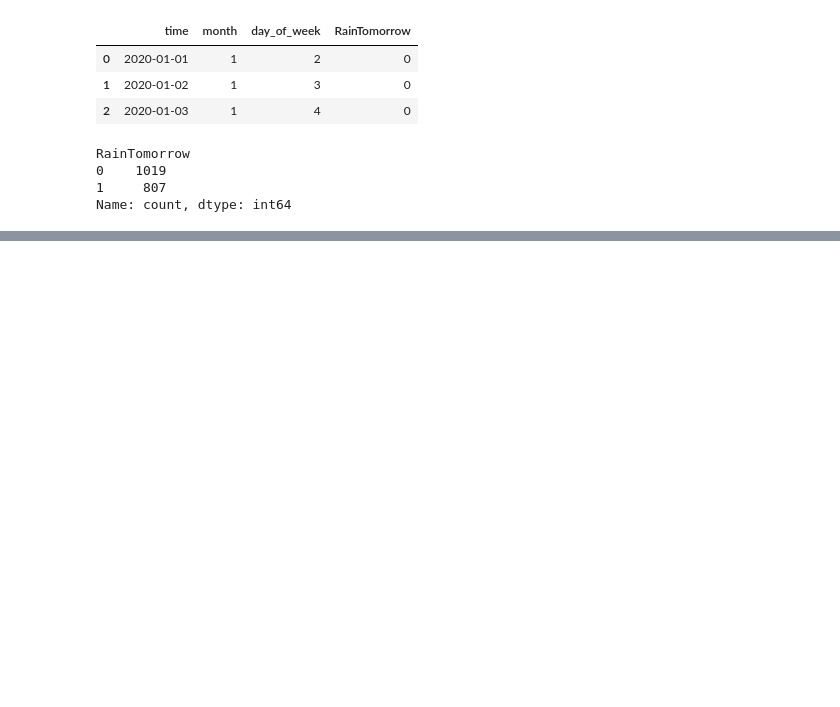
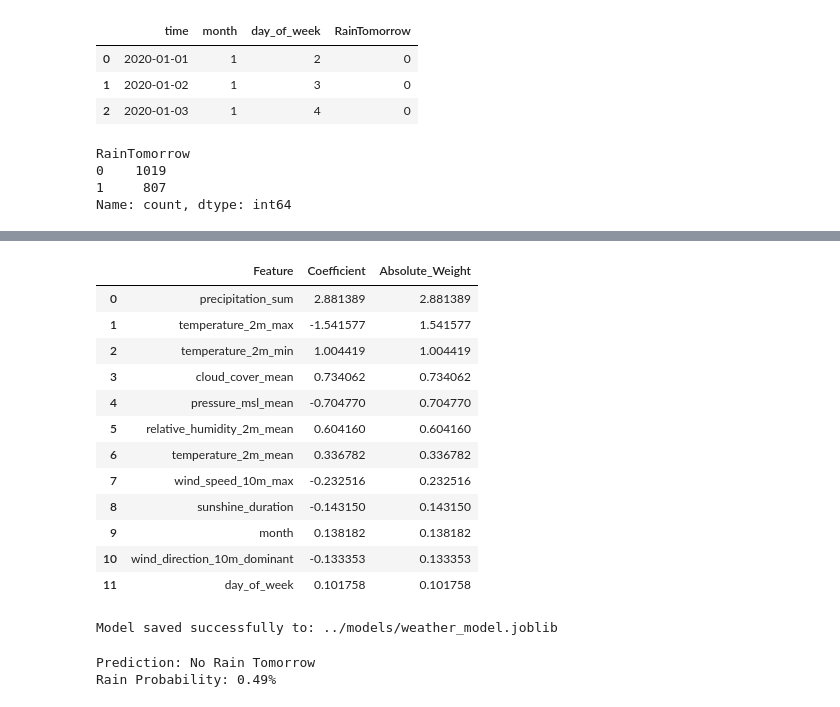
Before and after one commit to atharxva/Weather_prediction, a Jupyter notebook: notebooks/01_eda_data.ipynb, the cells around one changed output, grey strips where cells are left out. Drawn from its saved outputs; the diff is of its cells as text; code cells hidden in the pictures; blank space fills up the shorter version.

```diff
--- a/notebooks/01_eda_data.ipynb
+++ b/notebooks/01_eda_data.ipynb
@@ -159,0 +189,14 @@ Name: count, dtype: int64
+# %%
+from sklearn.pipeline import Pipeline
+from sklearn.preprocessing import StandardScaler
+from sklearn.linear_model import LogisticRegression
+
+
+model = Pipeline([
+    ('scaler', StandardScaler()),
+    ('logistic', LogisticRegression(max_iter=2000))
+])
+
+model.fit(X_train, y_train)
+
+y_pred = model.predict(X_test)
@@ -159,0 +227,59 @@ Name: count, dtype: int64
+# %%
+# Extract the trained logistic regression model from the pipeline
+logistic_step = model.named_steps["logistic"]
+
+# Pair features with their learned weights (coefficients)
+importance_df = pd.DataFrame({
+    "Feature": features,
+    "Coefficient": logistic_step.coef_[0]
+})
+
+# Sort by strength (absolute value)
+importance_df["Absolute_Weight"] = importance_df["Coefficient"].abs()
+importance_df = importance_df.sort_values(by="Absolute_Weight", ascending=False).reset_index(drop=True)
+
+importance_df
+# %% [output]
+|  | Feature | Coefficient | Absolute_Weight |
+| 0 | precipitation_sum | 2.881389 | 2.881389 |
+| 1 | temperature_2m_max | -1.541577 | 1.541577 |
+| 2 | temperature_2m_min | 1.004419 | 1.004419 |
+| 3 | cloud_cover_mean | 0.734062 | 0.734062 |
+| 4 | pressure_msl_mean | -0.704770 | 0.704770 |
+| 5 | relative_humidity_2m_mean | 0.604160 | 0.604160 |
+| 6 | temperature_2m_mean | 0.336782 | 0.336782 |
+| 7 | wind_speed_10m_max | -0.232516 | 0.232516 |
+| 8 | sunshine_duration | -0.143150 | 0.143150 |
+| 9 | month | 0.138182 | 0.138182 |
+| 10 | wind_direction_10m_dominant | -0.133353 | 0.133353 |
+| 11 | day_of_week | 0.101758 | 0.101758 |
+# %%
+import joblib
+from pathlib import Path
+
+
+model_dir = Path("../models")
+model_dir.mkdir(parents=True, exist_ok=True)
+
+model_path = model_dir / "weather_model.joblib"
+joblib.dump(model, model_path)
+
+print(f"Model saved successfully to: {model_path}")
+# %% [output]
+Model saved successfully to: ../models/weather_model.joblib
+# %%
+# 1. Load the model back from disk
+loaded_model = joblib.load(model_path)
+
+# 2. Take a sample row from X_test (e.g., the first day of 2024)
+sample_features = X_test.iloc[[0]]
+
+# 3. Predict class (0 or 1) and probability
+pred = loaded_model.predict(sample_features)[0]
+prob = loaded_model.predict_proba(sample_features)[0][1]
+
+print(f"Prediction: {'Rain Tomorrow' if pred == 1 else 'No Rain Tomorrow'}")
+print(f"Rain Probability: {prob * 100:.2f}%")
+# %% [output]
+Prediction: No Rain Tomorrow
+Rain Probability: 0.49%
```
Also changed, not shown: parts of 3 cells of this notebook, 5 other files.
